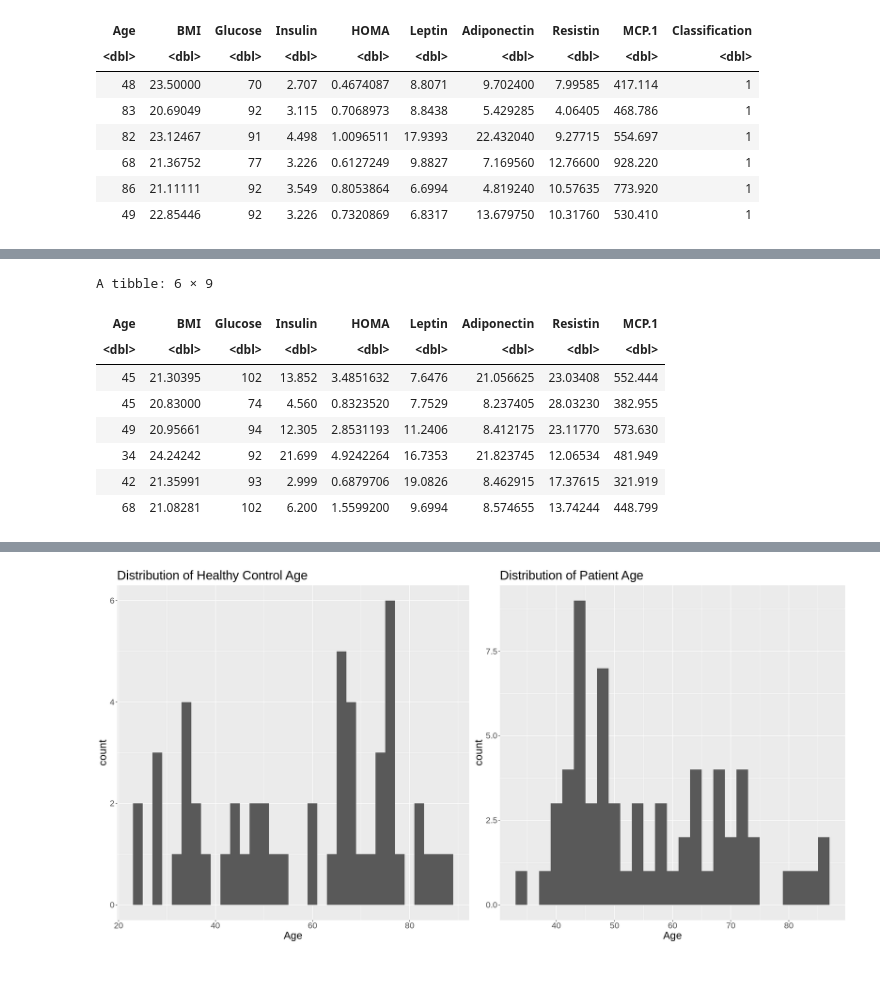
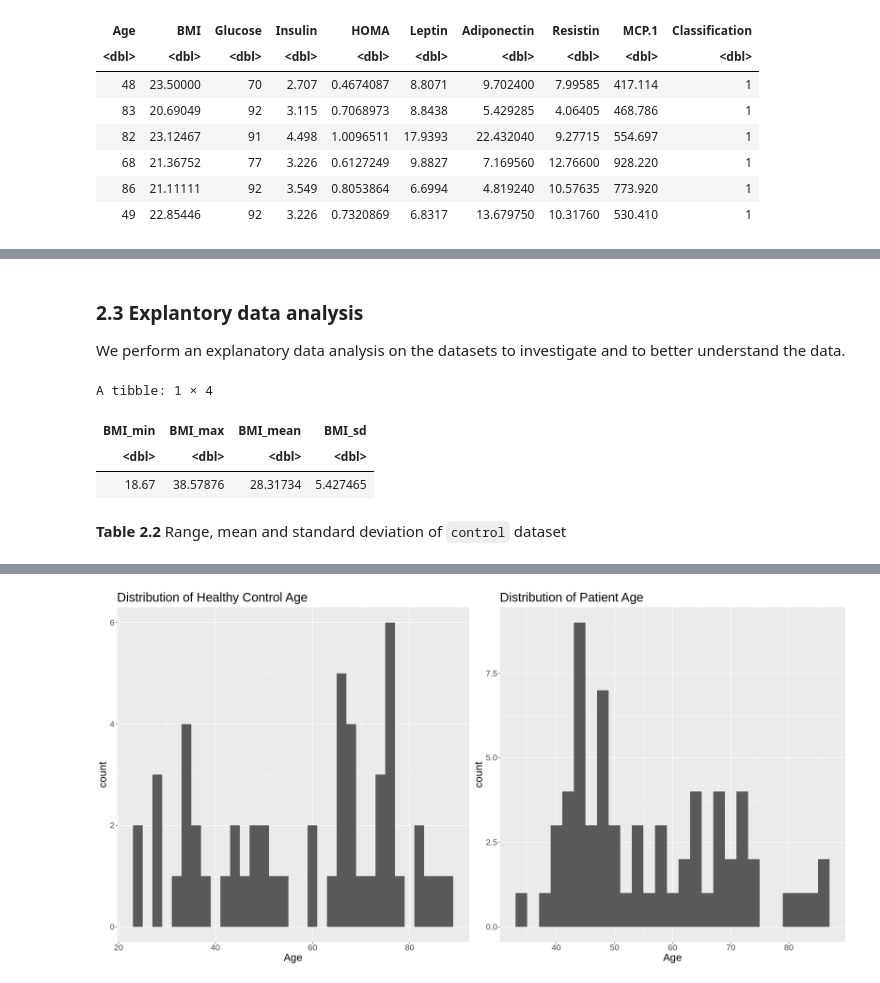
Before and after one commit to cpan0/breast-cancer-coimbra-dataset, a Jupyter notebook: proposal.ipynb, the cells around one changed output, grey strips where cells are left out. Drawn from its saved outputs; the diff is of its cells as text; code cells hidden in the pictures.

Commit message:
BMI analysis

```diff
--- a/proposal.ipynb
+++ b/proposal.ipynb
@@ -64,12 +53,18 @@ patient <- cancer %>%
-# %%
-head(patient)
-# %% [output]
-A tibble: 6 × 9
-| Age | BMI | Glucose | Insulin | HOMA | Leptin | Adiponectin | Resistin | MCP.1 |
-| <dbl> | <dbl> | <dbl> | <dbl> | <dbl> | <dbl> | <dbl> | <dbl> | <dbl> |
-| 45 | 21.30395 | 102 | 13.852 | 3.4851632 | 7.6476 | 21.056625 | 23.03408 | 552.444 |
-| 45 | 20.83000 | 74 | 4.560 | 0.8323520 | 7.7529 | 8.237405 | 28.03230 | 382.955 |
-| 49 | 20.95661 | 94 | 12.305 | 2.8531193 | 11.2406 | 8.412175 | 23.11770 | 573.630 |
-| 34 | 24.24242 | 92 | 21.699 | 4.9242264 | 16.7353 | 21.823745 | 12.06534 | 481.949 |
-| 42 | 21.35991 | 93 | 2.999 | 0.6879706 | 19.0826 | 8.462915 | 17.37615 | 321.919 |
-| 68 | 21.08281 | 102 | 6.200 | 1.5599200 | 9.6994 | 8.574655 | 13.74244 | 448.799 |
+# %% [markdown]
+### 2.3 Explantory data analysis
+We perform an explanatory data analysis on the datasets to investigate and to better understand the data.
+# %%
+control_summarize <- control %>%
+    summarize(BMI_min = min(BMI),
+              BMI_max = max(BMI),
+              BMI_mean = mean(BMI),
+              BMI_sd = sd(BMI))
+# %%
+control_summarize
+# %% [output]
+A tibble: 1 × 4
+| BMI_min | BMI_max | BMI_mean | BMI_sd |
+| <dbl> | <dbl> | <dbl> | <dbl> |
+| 18.67 | 38.57876 | 28.31734 | 5.427465 |
+# %% [markdown]
+**Table 2.2** Range, mean and standard deviation of `control` dataset
```
Also changed, not shown: parts of 13 cells of this notebook.
